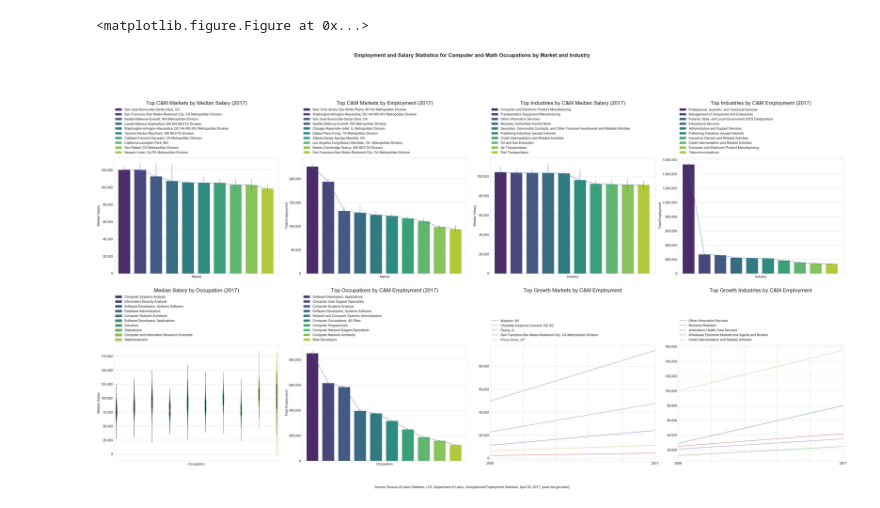
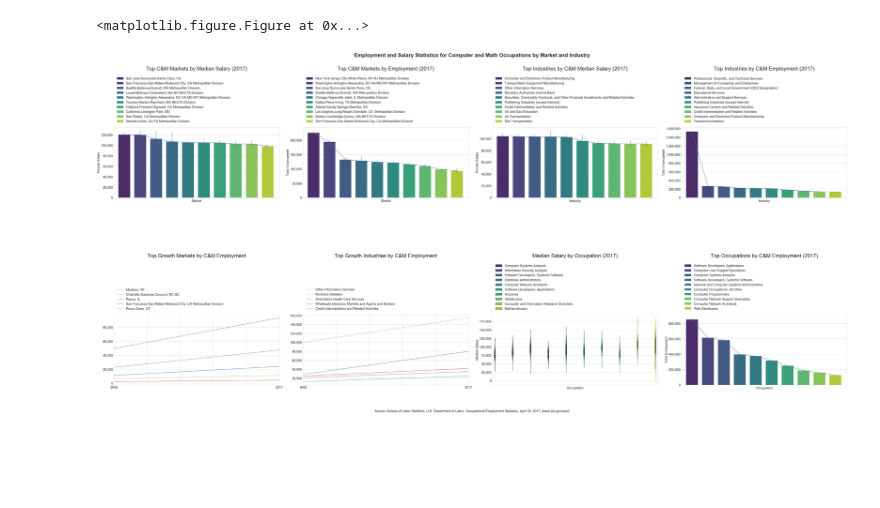
Before and after one commit to DataScienceSalon/Computer-Math-Employment-Statistics, a Jupyter notebook: Computer & Mathematics Employment.ipynb, the cells around one changed output. Cells and saved outputs as stored; diff of their text form; code cells hidden in the pictures; blank space fills up the shorter version.

```diff
--- a/Computer & Mathematics Employment.ipynb
+++ b/Computer & Mathematics Employment.ipynb
@@ -46,14 +431,14 @@ def plotBar(ax, df, ci, xvar, yvar, xlab, ylab, title):
     ax = sns.barplot(x=xvar, y=yvar, data=df, palette = "viridis", hue = xvar, ax = ax)
     ax.set(xticklabels=[])
     ax.set(xlabel = xlab, ylabel = ylab)
-    ax.legend(bbox_to_anchor=(0., 1.02, 1., .102), loc=3, ncol=1, mode="expand", borderaxespad=0.)
+    ax.legend(bbox_to_anchor=(0., 1.02, 1., .102), loc=3, ncol=1, mode="expand", borderaxespad=0.5)
     for patch in ax.patches:
         patch.set_width(barwidth)
     ax.set_title(label = title)
     ax.set_xlim((-.7,10.5))
     ax.get_yaxis().set_major_formatter(
         mpl.ticker.FuncFormatter(lambda x, p: format(int(x), ',')))
-    ax.title.set(y = 1.45)
+    ax.title.set(y = 1.8)
     ax.errorbar(x, y, yerr = ci)
     return(ax)
     #plt.show()
@@ -63,9 +448,9 @@ def plotViolin(ax, df, xvar, yvar, xlab, ylab, title):
     ax = sns.violinplot(x=xvar, y=yvar, data = df, hue=xvar, palette='viridis', ax = ax)
     ax.set(xticklabels=[])
     ax.set(xlabel = xlab, ylabel = ylab)
-    ax.legend(bbox_to_anchor=(0., 1.02, 1., .102), loc=3, ncol=1, mode="expand", borderaxespad=0.)
+    ax.legend(bbox_to_anchor=(0., 1.02, 1., .102), loc=3, ncol=1, mode="expand", borderaxespad=0.5)
     ax.set(title = title)
-    ax.title.set(y = 1.45)
+    ax.title.set(y = 1.8)
     ax.get_yaxis().set_major_formatter(
         mpl.ticker.FuncFormatter(lambda x, p: format(int(x), ',')))
     return (ax)
@@ -87,8 +472,8 @@ def plotTopGrowth(ax, df, size, title):
     ax.get_yaxis().set_major_formatter(
         mpl.ticker.FuncFormatter(lambda x, p: format(int(x), ',')))
     #ax.legend(loc='upper left')
-    ax.legend(bbox_to_anchor=(0., 1.02, 1., .102), loc=3, ncol=1, mode="expand", borderaxespad=0.)
-    ax.title.set(y = 1.45)
+    ax.legend(bbox_to_anchor=(0., 1.02, 1., .102), loc=3, ncol=1, mode="expand", borderaxespad=0.5)
+    ax.title.set(y = 1.8)
     return(ax)
 # %%
 def plots():
@@ -96,7 +481,7 @@ def plots():
     plt.clf()
     fig, ax = plt.subplots(2,4, figsize = (64,32))
     fig.suptitle('Employment and Salary Statistics for Computer and Math Occupations by Market and Industry',
-                 fontsize=32, y=1.1, fontweight='bold')
+                 fontsize=32, y=.9, fontweight='bold')
 
     # Top markets by median salary
     topSalary = (oes[(oes.YEAR == 2017)][['Market', 'A_MEDIAN', 'A_MEDIAN_ME']].nlargest(n = 10, columns = 'A_MEDIAN'))
@@ -112,43 +497,43 @@ def plots():
 
     # Top industries by employment
     topJobs = (nat[(nat.YEAR == 2017)][['Industry', 'TOT_EMP', 'TOT_EMP_ME']].nlargest(n = 10, columns = 'TOT_EMP'))
     plotBar(ax[0,3], topJobs, topJobs['TOT_EMP_ME'], "Industry", "TOT_EMP",  "Industry", "Total Employment", "Top Industries by C&M Employment (2017)")
 
+    # Growth plots
+    plotTopGrowth(ax[1,0], marketComparison, size = 1, title = "Top Growth Markets by C&M Employment")
+    plotTopGrowth(ax[1,1], industryComparison, size = 1, title = "Top Growth Industries by C&M Employment")
+
     # Median salaries by occupation (violin)
     topOcc = oes2017.groupby('Occupation')['A_MEDIAN'].agg('mean').nlargest(n=10).reset_index()
     topOcc = pd.merge(oes2017, topOcc, on = 'Occupation')
-    plotViolin(ax[1,0], topOcc, "Occupation", "A_MEDIAN_x",  "Occupation", "Median Salary", "Median Salary by Occupation (2017)")
+    plotViolin(ax[1,2], topOcc, "Occupation", "A_MEDIAN_x",  "Occupation", "Median Salary", "Median Salary by Occupation (2017)")
 
     # Top occupations by employment
     topJobs = (occ[['Occupation', 'TOT_EMP', 'TOT_EMP_ME']].nlargest(n = 10, columns = 'TOT_EMP'))
-    plotBar(ax[1,1], topJobs, topJobs['TOT_EMP_ME'], "Occupation", "TOT_EMP",  "Occupation", "Total Employment", "Top Occupations by C&M Employment (2017)")
-
-    # Growth plots
-    plotTopGrowth(ax[1,2], marketComparison, size = 1, title = "Top Growth Markets by C&M Employment")
-    plotTopGrowth(ax[1,3], industryComparison, size = 1, title = "Top Growth Industries by C&M Employment")
+    plotBar(ax[1,3], topJobs, topJobs['TOT_EMP_ME'], "Occupation", "TOT_EMP",  "Occupation", "Total Employment", "Top Occupations by C&M Employment (2017)")
 
     # Caption
     cite = 'Source: Bureau of Labor Statistics, U.S. Department of Labor, Occupational Employment Statistics, April 30, 2017, [www.bls.gov/oes/]'
     fig.text(.5, -.05, cite, ha='center')
 
     # Render plot and png
     fig.tight_layout()
     SMALL_SIZE = 16
     MEDIUM_SIZE = 20
     LARGE_SIZE = 24
     VLARGE_SIZE = 32
 
-    plt.rc('font', size=MEDIUM_SIZE)          # controls default text sizes
-    plt.rc('axes', titlesize=VLARGE_SIZE)     # fontsize of the axes title
-    plt.rc('axes', labelsize=MEDIUM_SIZE)     # fontsize of the x and y labels
-    plt.rc('xtick', labelsize=MEDIUM_SIZE)    # fontsize of the tick labels
-    plt.rc('ytick', labelsize=MEDIUM_SIZE)    # fontsize of the tick labels
-    plt.rc('legend', fontsize=LARGE_SIZE)     # legend fontsize
+    plt.rc('font', size=MEDIUM_SIZE)           # controls default text sizes
+    plt.rc('axes', titlesize=VLARGE_SIZE)      # fontsize of the axes title
+    plt.rc('axes', labelsize=MEDIUM_SIZE)      # fontsize of the x and y labels
+    plt.rc('xtick', labelsize=MEDIUM_SIZE)     # fontsize of the tick labels
+    plt.rc('ytick', labelsize=MEDIUM_SIZE)     # fontsize of the tick labels
+    plt.rc('legend', fontsize=MEDIUM_SIZE)     # legend fontsize
     plt.rc('figure', titlesize=VLARGE_SIZE)    # fontsize of the figure title
     plt.savefig("plots.png",bbox_inches='tight', dpi=200, orientation='portrait', facecolor='white')
     plt.show()
 
 plots()
 # %% [output]
 <matplotlib.figure.Figure at 0x...>
-[figure, old version]
+[figure, new version]
```
Also changed, not shown: parts of 7 cells of this notebook, 2 other files.
